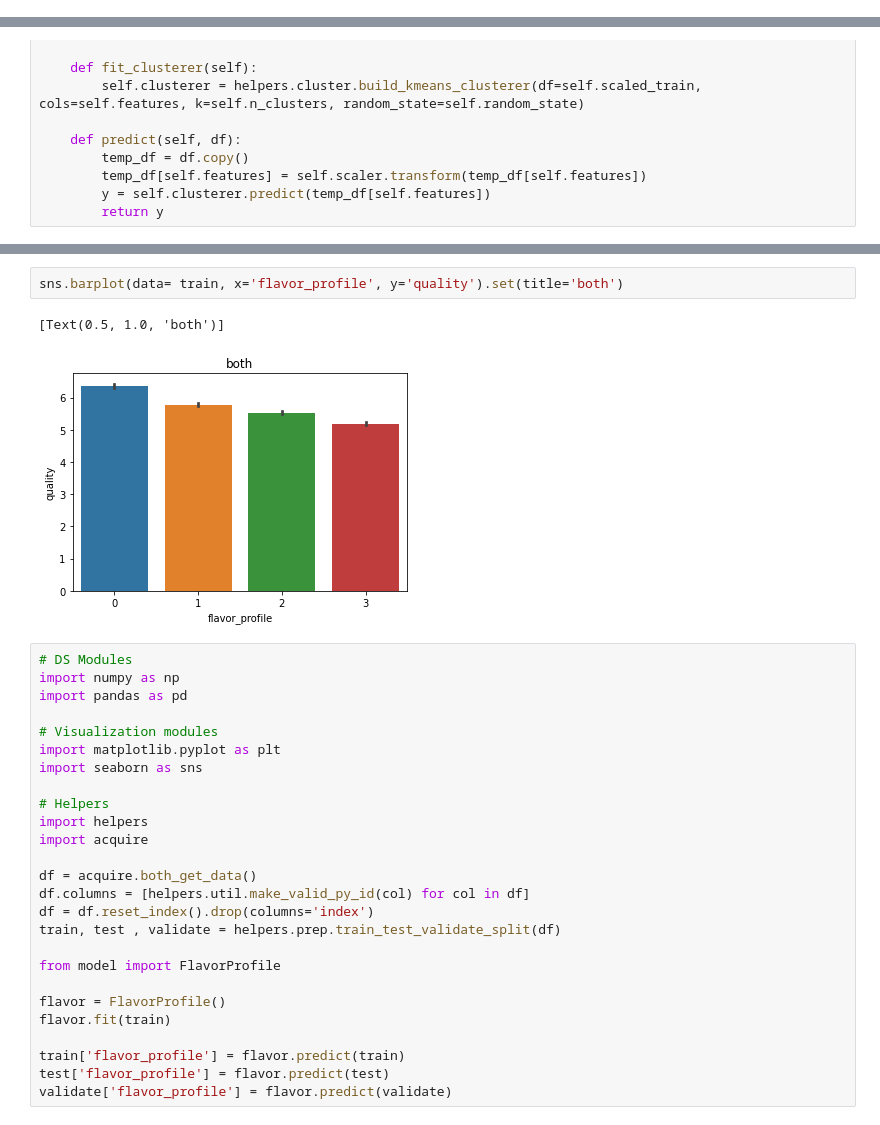
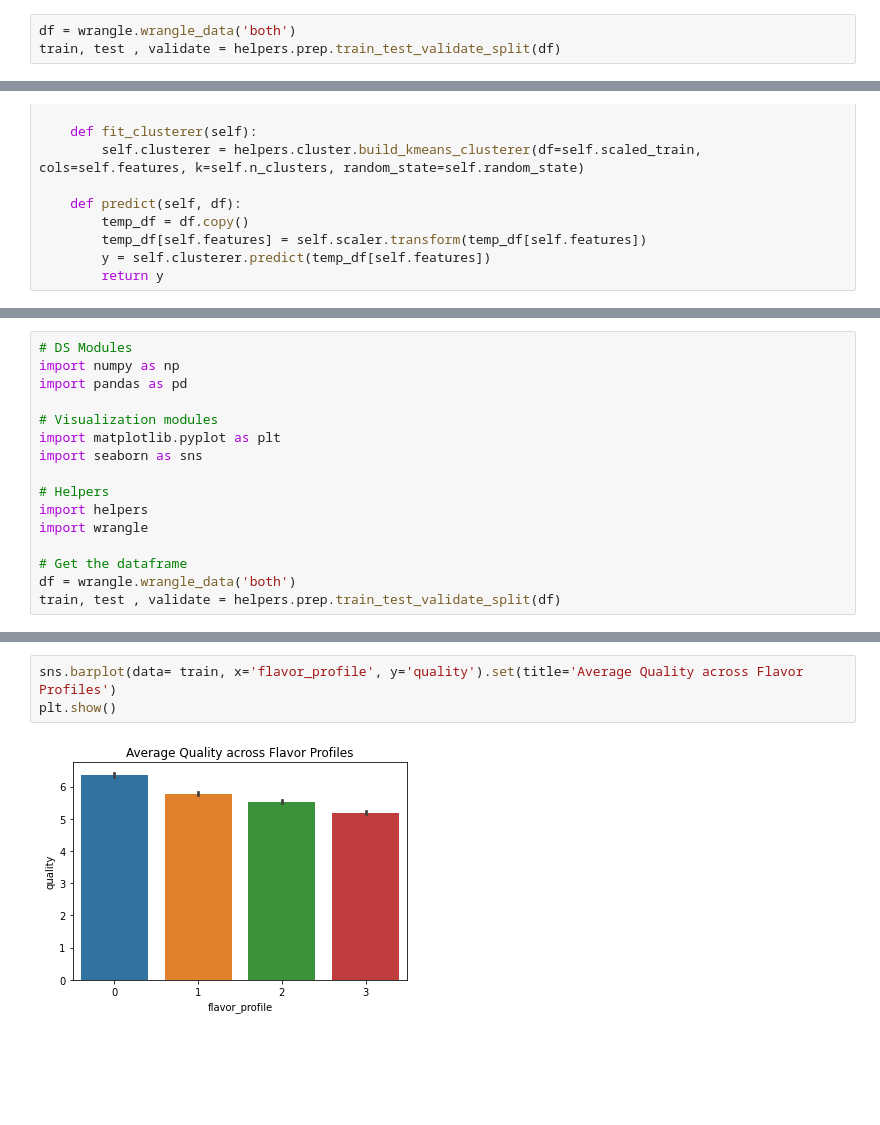
Before and after one commit to MrEnigmamgine/jtl_wine_quality, a Jupyter notebook: flavor_profile.ipynb, the cells around one changed output, grey strips where cells are left out. Saved outputs shown, nothing was run; the diff lists cells and outputs as text; blank space fills up the shorter version.

```diff
--- a/flavor_profile.ipynb
+++ b/flavor_profile.ipynb
@@ -18,3 +16,6 @@ train, test , validate = helpers.prep.train_test_validate_split(df)
+# %%
+df = wrangle.wrangle_data('both')
+train, test , validate = helpers.prep.train_test_validate_split(df)
 # %%
 class FlavorProfile:
 
@@ -51,0 +55,16 @@ class FlavorProfile:
+# %%
+# DS Modules
+import numpy as np
+import pandas as pd
+
+# Visualization modules
+import matplotlib.pyplot as plt
+import seaborn as sns
+
+# Helpers
+import helpers
+import wrangle
+
+# Get the dataframe
+df = wrangle.wrangle_data('both')
+train, test , validate = helpers.prep.train_test_validate_split(df)
@@ -61,31 +93,5 @@ validate['flavor_profile'] = flavor.predict(validate)
 # %%
-sns.barplot(data= train, x='flavor_profile', y='quality').set(title='both')
+sns.barplot(data= train, x='flavor_profile', y='quality').set(title='Average Quality across Flavor Profiles')
+plt.show()
 # %% [output]
-[Text(0.5, 1.0, 'both')]
-[figure, old version]
+[figure, new version]
-# %%
-# DS Modules
-import numpy as np
-import pandas as pd
-
-# Visualization modules
-import matplotlib.pyplot as plt
-import seaborn as sns
-
-# Helpers
-import helpers
-import acquire
-
-df = acquire.both_get_data()
-df.columns = [helpers.util.make_valid_py_id(col) for col in df]
-df = df.reset_index().drop(columns='index')
-train, test , validate = helpers.prep.train_test_validate_split(df)
-
-from model import FlavorProfile
-
-flavor = FlavorProfile()
-flavor.fit(train)
-
-train['flavor_profile'] = flavor.predict(train)
-test['flavor_profile'] = flavor.predict(test)
-validate['flavor_profile'] = flavor.predict(validate)
```
Also changed, not shown: parts of 14 cells of this notebook.
